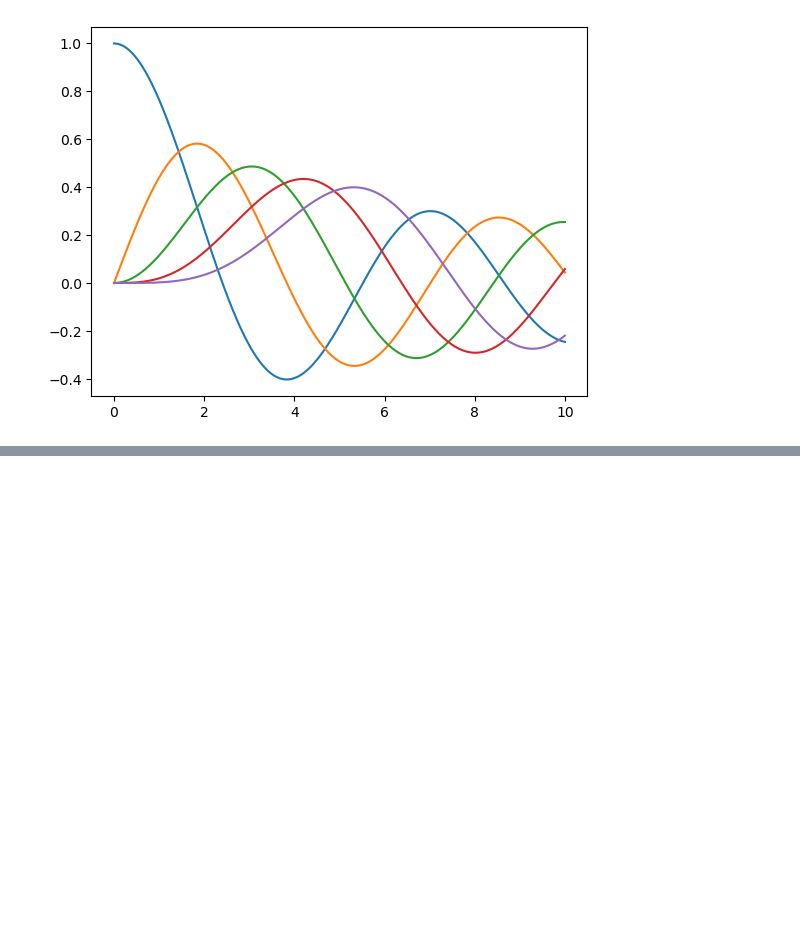
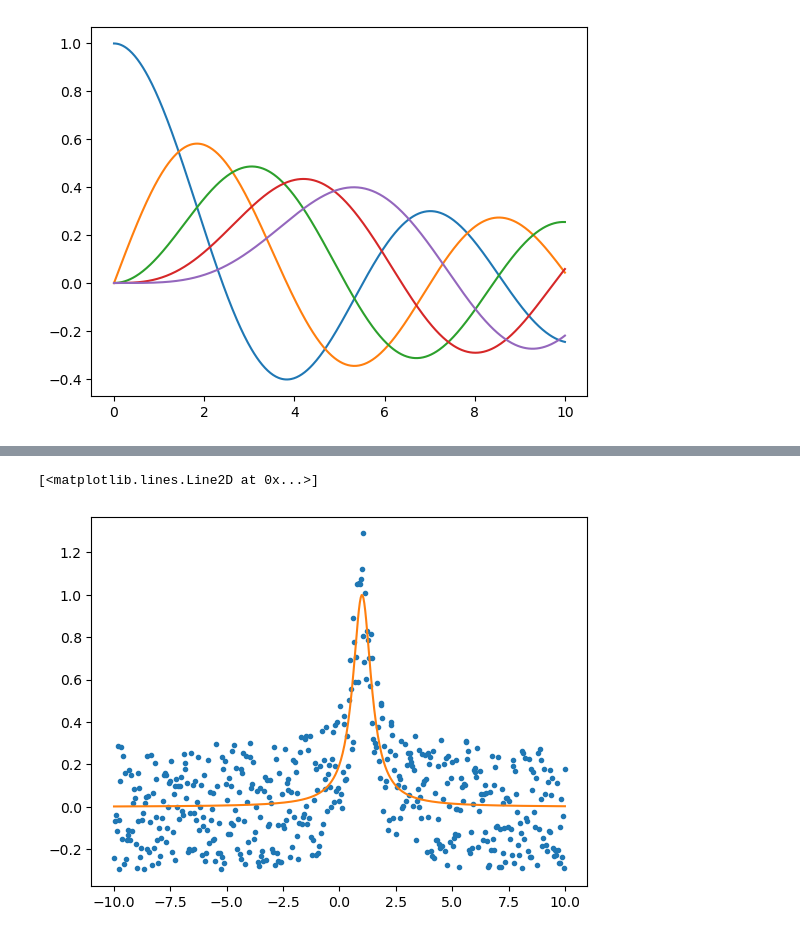
Before and after one commit to ilkaykutay/Python-Developing, a Jupyter notebook: SciPy.ipynb, the cells around one changed output, grey strips where cells are left out. Drawn from its saved outputs; the diff is of its cells as text; code cells hidden in the pictures; blank space fills up the shorter version.

```diff
--- a/SciPy.ipynb
+++ b/SciPy.ipynb
@@ -111,0 +145,7 @@ plt.hist(scipy.stats.norm.rvs(size=5000),density=True,bins=50);#plt.hist dedıg
+# %%
+y_data=y + np.random.uniform(-0.3,0.3,N)
+plt.plot(f,y_data,".")
+plt.plot(f,y)
+# %% [output]
+[<matplotlib.lines.Line2D at 0x...>]
+[figure, added]
```
Also changed, not shown: parts of 16 cells of this notebook, 7 other files.
